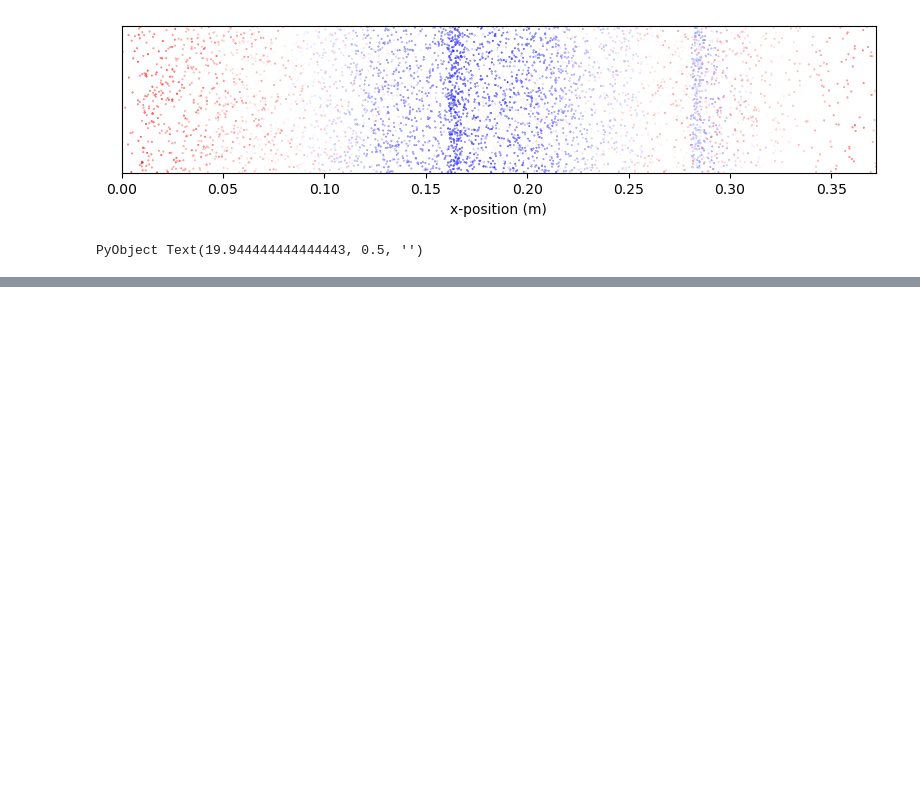
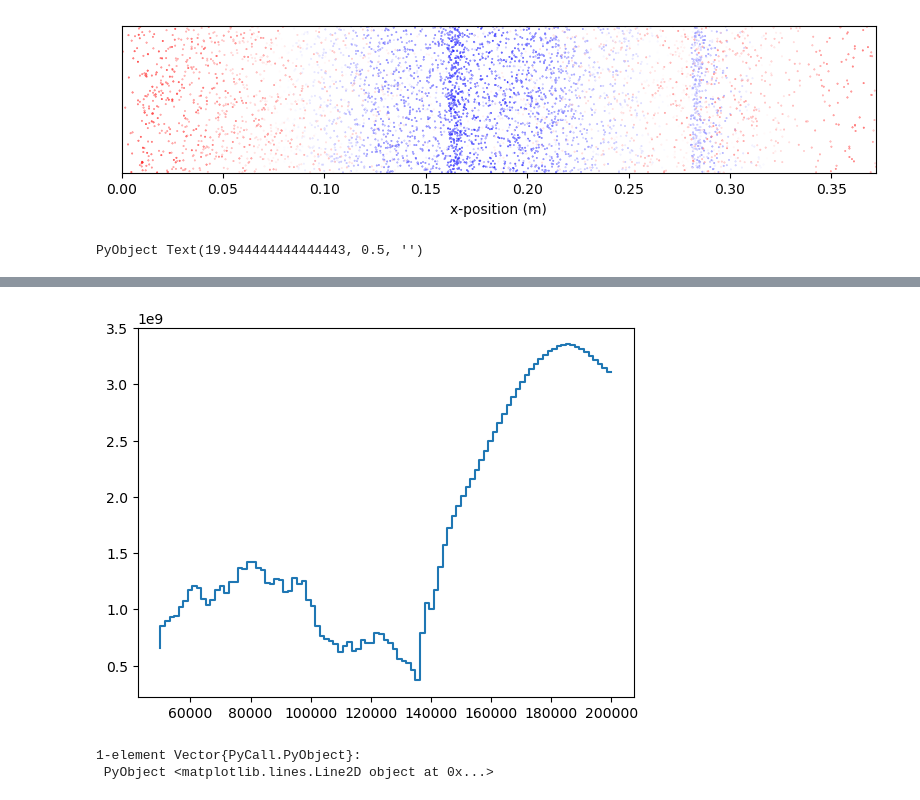
Before and after one commit to bchaber/iskra, a Jupyter notebook: klystron.ipynb, the cells around one changed output, grey strips where cells are left out. Drawn from its saved outputs; the diff is of its cells as text; code cells hidden in the pictures; blank space fills up the shorter version.

```diff
--- a/klystron.ipynb
+++ b/klystron.ipynb
@@ -665,0 +662,6 @@ end
+# %%
+step(x, y)
+# %% [output]
+[figure, added]
+1-element Vector{PyCall.PyObject}:
+ PyObject <matplotlib.lines.Line2D object at 0x...>
```
Also changed, not shown: parts of 13 cells of this notebook.
